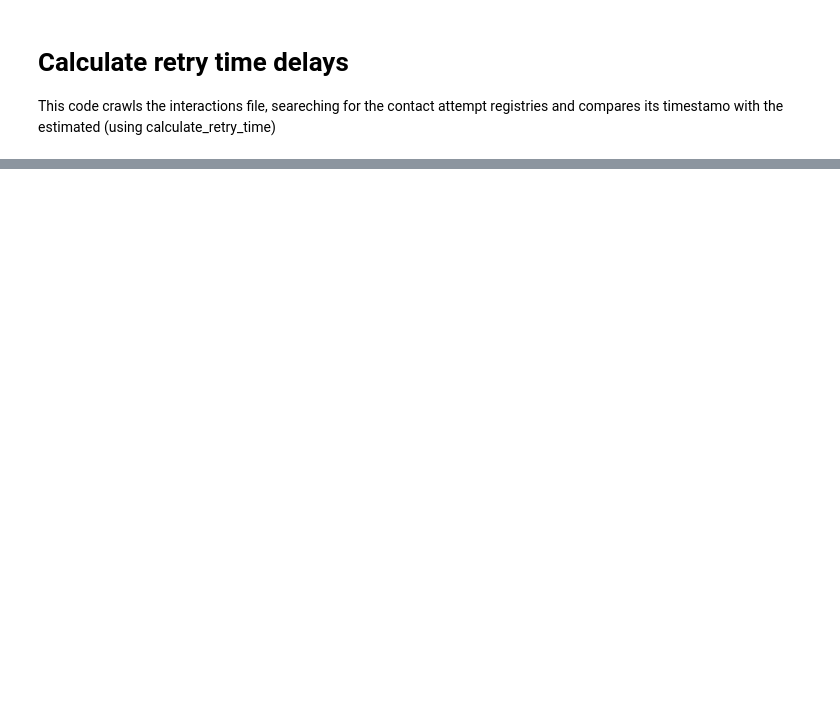
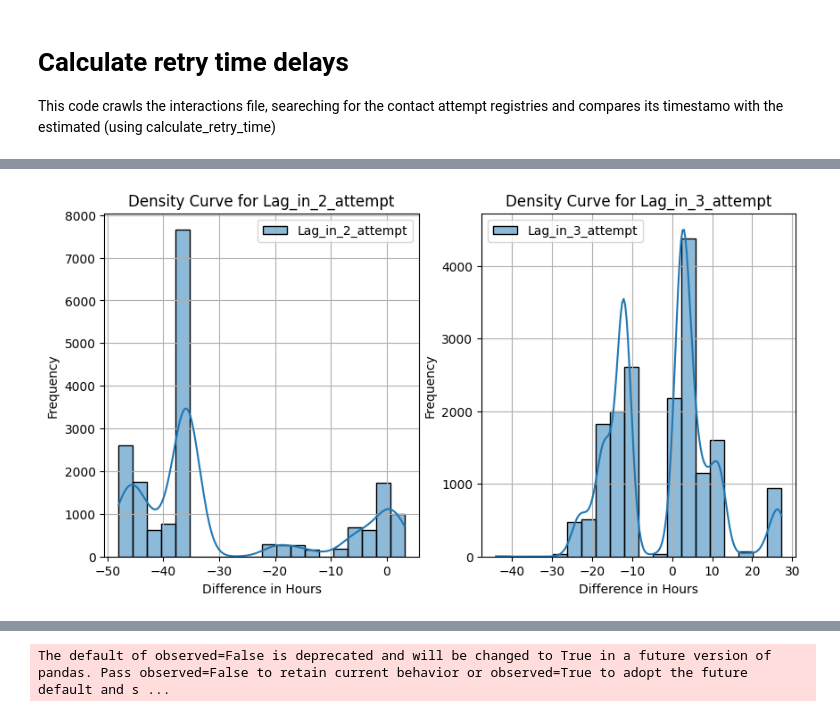
Before and after one commit to manumoreira/survedaUtils, a Jupyter notebook: SurvedaDelays&Prios.ipynb, the cells around one changed output, grey strips where cells are left out. Saved outputs shown, nothing was run; the diff lists cells and outputs as text; code cells hidden in the pictures; blank space fills up the shorter version.

```diff
--- a/SurvedaDelays&Prios.ipynb
+++ b/SurvedaDelays&Prios.ipynb
@@ -25,11 +26,10 @@ results_df = pd.read_csv('https://surveda-stg.instedd.org/link/570eb9e34c41b9d24
 # %%
-# Filter data
+# Filter data for IVR (this doesn't work for SMS or MobileWeb yet)
+filter_out = ['Enqueueing call', 'Timeout', 'User hangup', 'Call expired, will be retried in next schedule window']
 
-filter_out = ['Enqueueing call', 'Timeout', 'User hangup']
-#
 contact_inter_df = interaction_df.loc[(interaction_df['Action Type'] == 'Contact attempt') & (~interaction_df['Action Data'].isin(filter_out))]
 contact_inter_df = contact_inter_df.sort_values(['Respondent ID','ID'])
 
-#print(contact_inter_df)
-print(contact_inter_df.head())
+contact_inter_df.to_csv('contact_inter_df.csv', index=False)
+files.download('contact_inter_df.csv')
 # %% [output]
@@ -74,8 +63,8 @@ def calculate_retry_time (input_date, delay_hours: int, start_window: int, end_w
   return valid_target_datetime
 
 # Example usage
-input_date = '2024-08-30 18:51:20 GMT-3'  # Example start date
-delay_hours = 26
+input_date = '2019-08-28 10:01:43 GMT+6'
+delay_hours = 50
 start_window = 8
 end_window = 20
 
@@ -158,0 +128,52 @@ plt.show()
+# %%
+#Chart time
+
+def create_interactive_bubble_plot(df, attempt_number, time_interval='H', lag_bins=5):
+    lag_column = f'Lag_in_{attempt_number}_attempt'
+    actual_column = f'Actual_{attempt_number}_attempt'
+
+    df['Timestamp'] = df[actual_column].dt.floor(time_interval)
+
+    df['Lag_Binned'] = pd.cut(df[lag_column], bins=lag_bins)
+
+    grouped_df = df.groupby(['Timestamp', 'Lag_Binned']).size().reset_index(name='Count')
+
+    grouped_df['Lag_Binned'] = grouped_df['Lag_Binned'].apply(lambda x: x.mid)
+
+    fig = px.scatter(grouped_df,
+                     x='Timestamp',
+                     y='Lag_Binned',
+                     size='Count',
+                     size_max=40,
+                     labels={'Lag_Binned': f'Binned Lag in {attempt_number} Attempt', 'Timestamp': 'Timestamp of Attempt'},
+                     title=f'Interactive Bubble Plot of Time (Grouped by {time_interval}) vs Binned Lag for Attempt {attempt_number}')
+    fig.show()
+
+# Plot differences
+column_names = [f'Lag_in_{i+2}_attempt' for i in range(retries)]
+plt.figure(figsize=(5 * retries, 5))
+
+for i, col in enumerate(column_names):
+    if col in contact_lag_df.columns:
+        plt.subplot(1, retries, i+1)
+        sns.histplot(contact_lag_df[col].dropna(), bins=20, kde=True, label=col)
+        plt.title(f'Density Curve for {col}')
+        plt.xlabel('Difference in Hours')
+        plt.ylabel('Frequency')
+        plt.legend()
+        plt.grid(True)
+
+plt.show()
+
+# Plot attempts != first over time
+
+contact_lag_df['Day_Hour'] = contact_lag_df['Actual_2_attempt'].dt.floor('H')
+
+fig = px.histogram(contact_lag_df, x='Day_Hour', title='Distribution Frequency of Timestamps per Day and Hour')
+fig.update_layout(xaxis_title='Day and Hour', yaxis_title='Frequency')
+fig.show()
+
+# Bubble plot
+create_interactive_bubble_plot(contact_lag_df, 2, time_interval='H', lag_bins=5)
+# %% [output]
+[figure, added]
@@ -158,0 +181 @@ plt.show()
+The default of observed=False is deprecated and will be changed to True in a future version of pandas. Pass observed=False to retain current behavior or observed=True to adopt the future default and s ...
```
Also changed, not shown: parts of 8 cells of this notebook.
